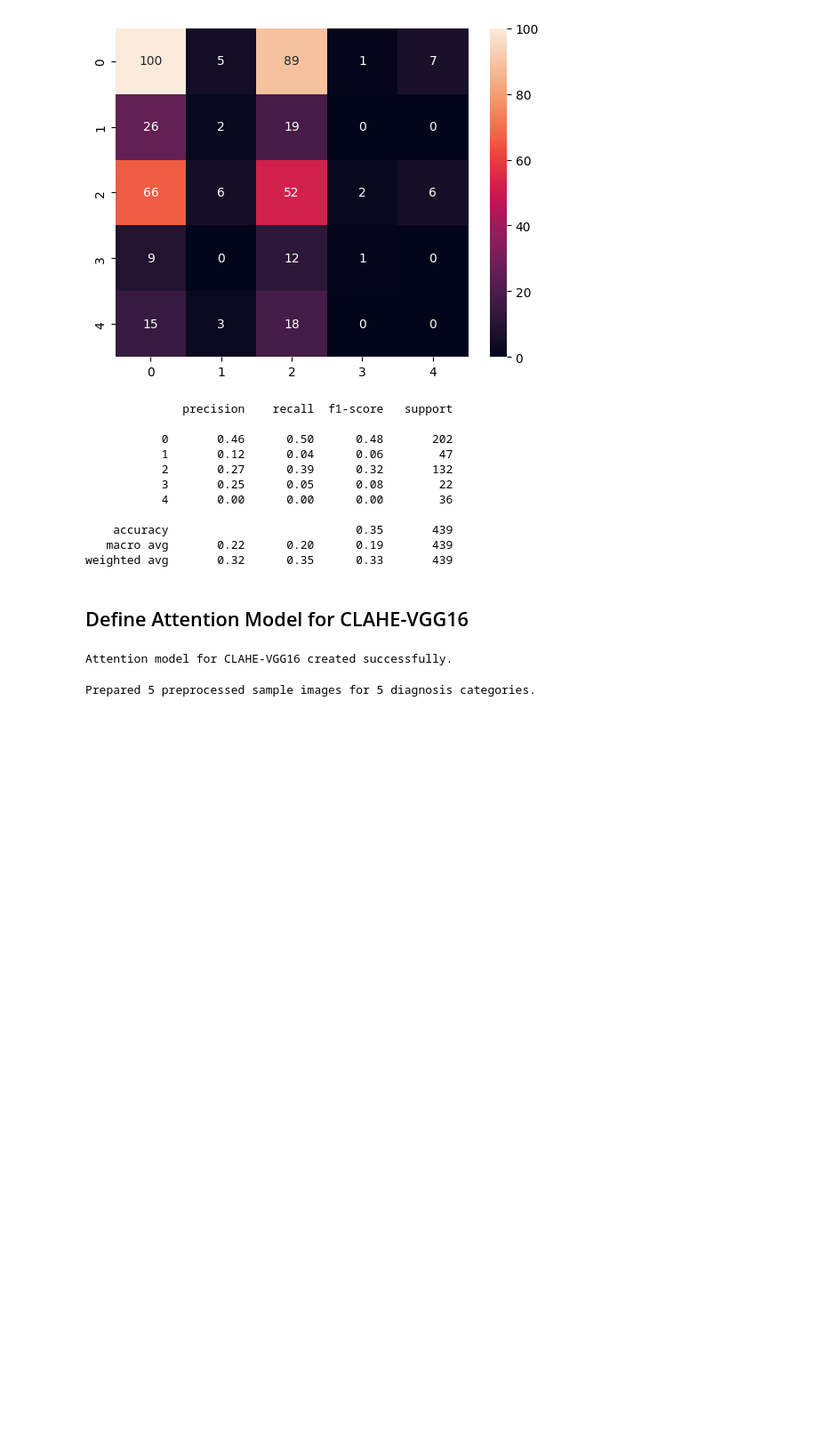
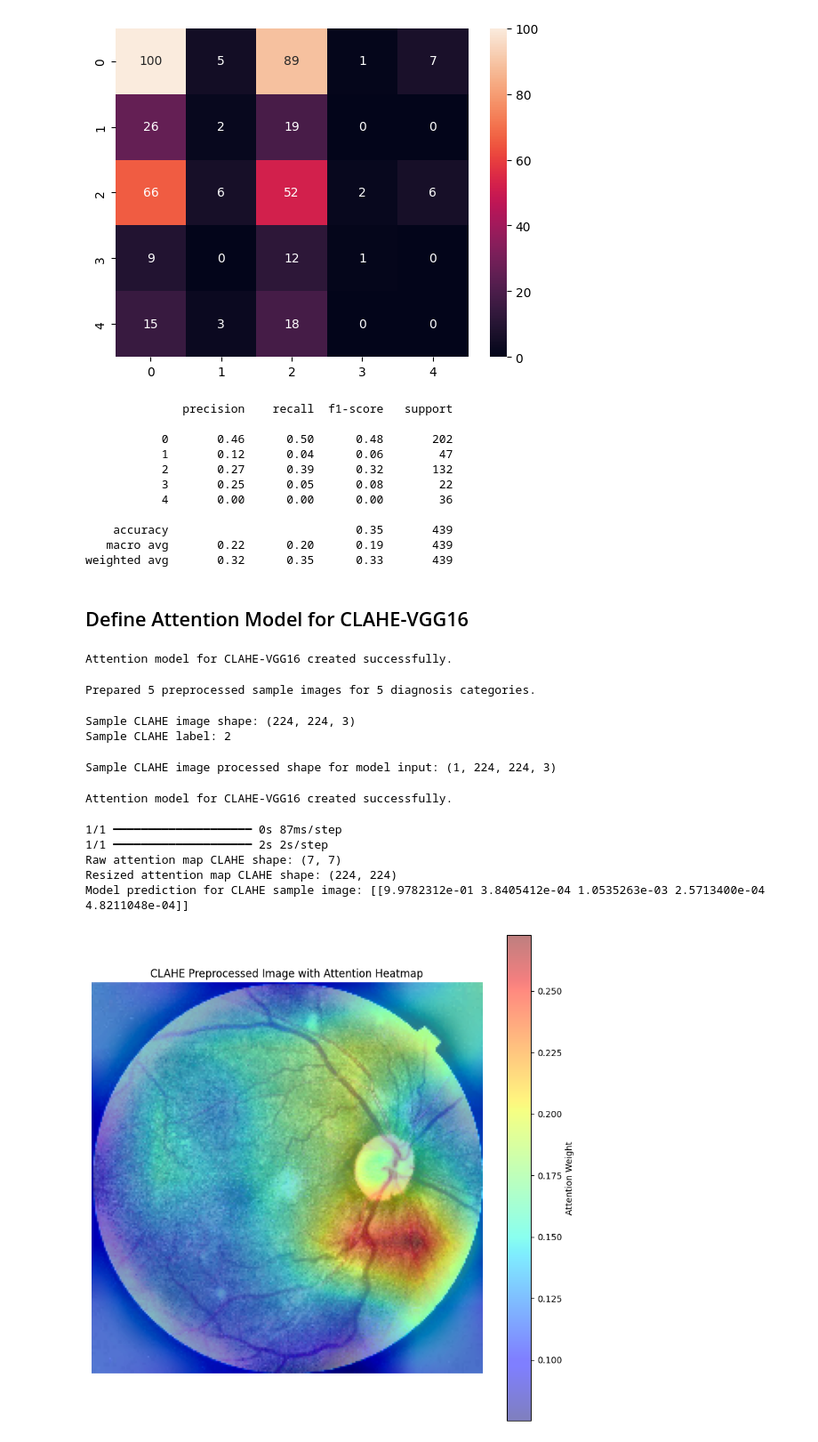
Before and after one commit to GeoNosX/Aptos-Project, a Jupyter notebook: VGG16_Model_with_weights.ipynb, the cells around one changed output. Shown at 89% size. Drawn from its saved outputs; the diff is of its cells as text; code cells hidden in the pictures; blank space fills up the shorter version.

```diff
--- a/VGG16_Model_with_weights.ipynb
+++ b/VGG16_Model_with_weights.ipynb
@@ -585,3 +583,64 @@ for category in unique_diagnosis_categories:
 print(f"Prepared {len(preprocessed_samples)} preprocessed sample images for {len(unique_diagnosis_categories)} diagnosis categories.")
 # %% [output]
 Prepared 5 preprocessed sample images for 5 diagnosis categories.
+# %%
+sample_clahe = preprocessed_samples[0]
+sample_image_clahe = sample_clahe['image']
+sample_label_clahe = sample_clahe['label']
+
+print(f"Sample CLAHE image shape: {sample_image_clahe.shape}")
+print(f"Sample CLAHE label: {sample_label_clahe}")
+# %% [output]
+Sample CLAHE image shape: (224, 224, 3)
+Sample CLAHE label: 2
+# %%
+sample_image_clahe_processed = np.expand_dims(sample_image_clahe, axis=0)
+
+print(f"Sample CLAHE image processed shape for model input: {sample_image_clahe_processed.shape}")
+# %% [output]
+Sample CLAHE image processed shape for model input: (1, 224, 224, 3)
+# %%
+attention_model_clahe = Model(inputs=model_clahe_vgg.input, outputs=[attention_probs, output_layer_clahe_vgg])
+print("Attention model for CLAHE-VGG16 created successfully.")
+# %% [output]
+Attention model for CLAHE-VGG16 created successfully.
+# %%
+from scipy.ndimage import zoom
+
+attention_map_clahe_raw, predictions_clahe = attention_model_clahe.predict(sample_image_clahe_processed)
+
+# Create a model to get the attended output feature map
+attention_output_model_clahe = Model(inputs=model_clahe_vgg.input, outputs=attended_output)
+attended_feature_map_clahe = attention_output_model_clahe.predict(sample_image_clahe_processed)
+
+# Aggregate the attended feature map to get the attention map
+attention_map_clahe = np.mean(attended_feature_map_clahe, axis=-1)
+attention_map_clahe = attention_map_clahe[0]
+
+# Resize the attention map to the original image dimensions
+scale_factor_h_clahe = sample_image_clahe.shape[0] / attention_map_clahe.shape[0]
+scale_factor_w_clahe = sample_image_clahe.shape[1] / attention_map_clahe.shape[1]
+attention_map_clahe_resized = zoom(attention_map_clahe, (scale_factor_h_clahe, scale_factor_w_clahe), order=1)
+
+print(f"Raw attention map CLAHE shape: {attention_map_clahe.shape}")
+print(f"Resized attention map CLAHE shape: {attention_map_clahe_resized.shape}")
+print(f"Model prediction for CLAHE sample image: {predictions_clahe}")
+# %% [output]
+1/1 ━━━━━━━━━━━━━━━━━━━━ 0s 87ms/step
+1/1 ━━━━━━━━━━━━━━━━━━━━ 2s 2s/step
+Raw attention map CLAHE shape: (7, 7)
+Resized attention map CLAHE shape: (224, 224)
+Model prediction for CLAHE sample image: [[9.9782312e-01 3.8405412e-04 1.0535263e-03 2.5713400e-04 4.8211048e-04]]
+# %%
+import matplotlib.pyplot as plt
+import seaborn as sns
+
+plt.figure(figsize=(10, 10))
+plt.imshow(sample_image_clahe)
+plt.imshow(attention_map_clahe_resized, cmap='jet', alpha=0.5)
+plt.title('CLAHE Preprocessed Image with Attention Heatmap')
+plt.axis('off')
+plt.colorbar(label='Attention Weight')
+plt.show()
+# %% [output]
+[figure, added]
```
Also changed, not shown: parts of 3 cells of this notebook.
